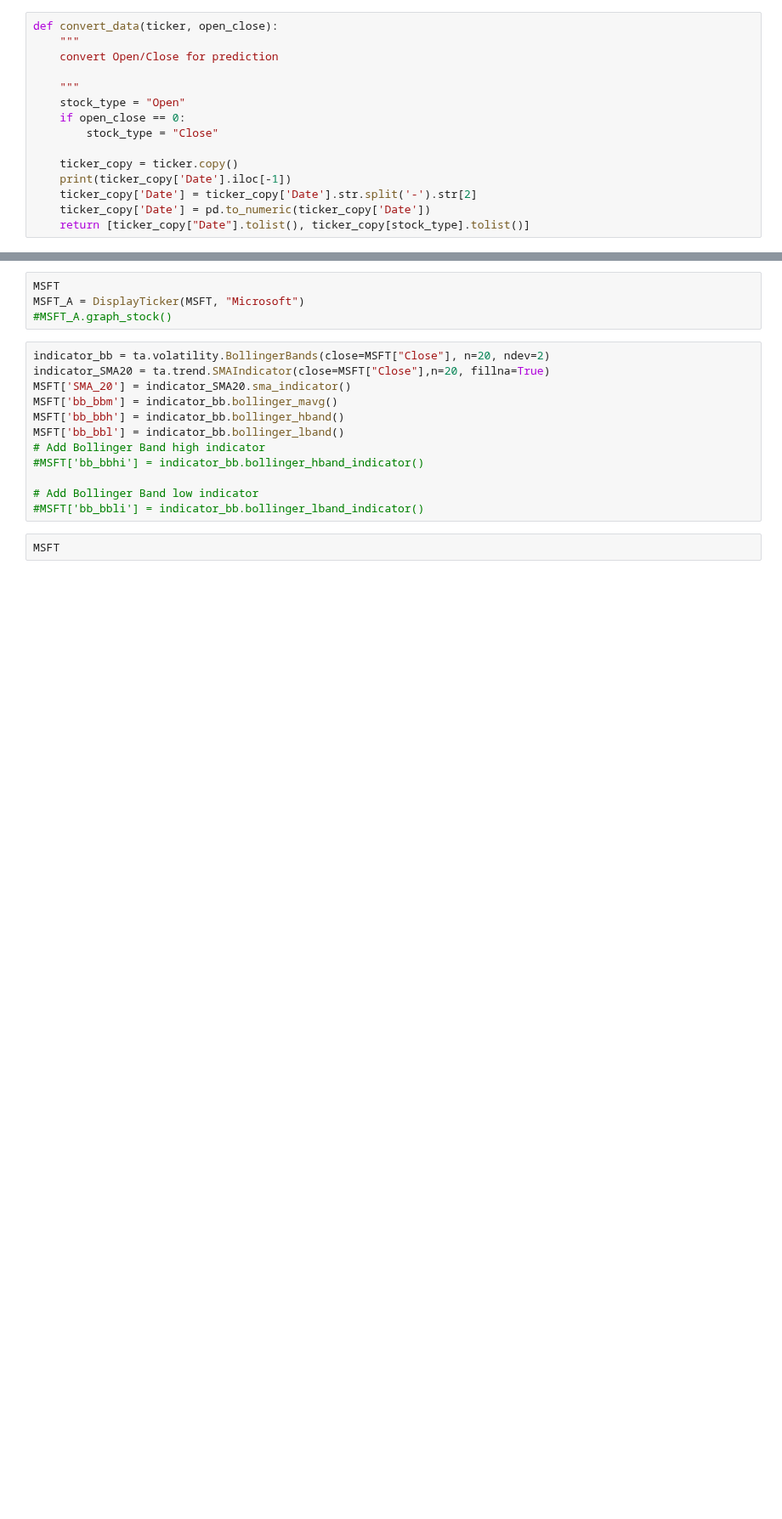
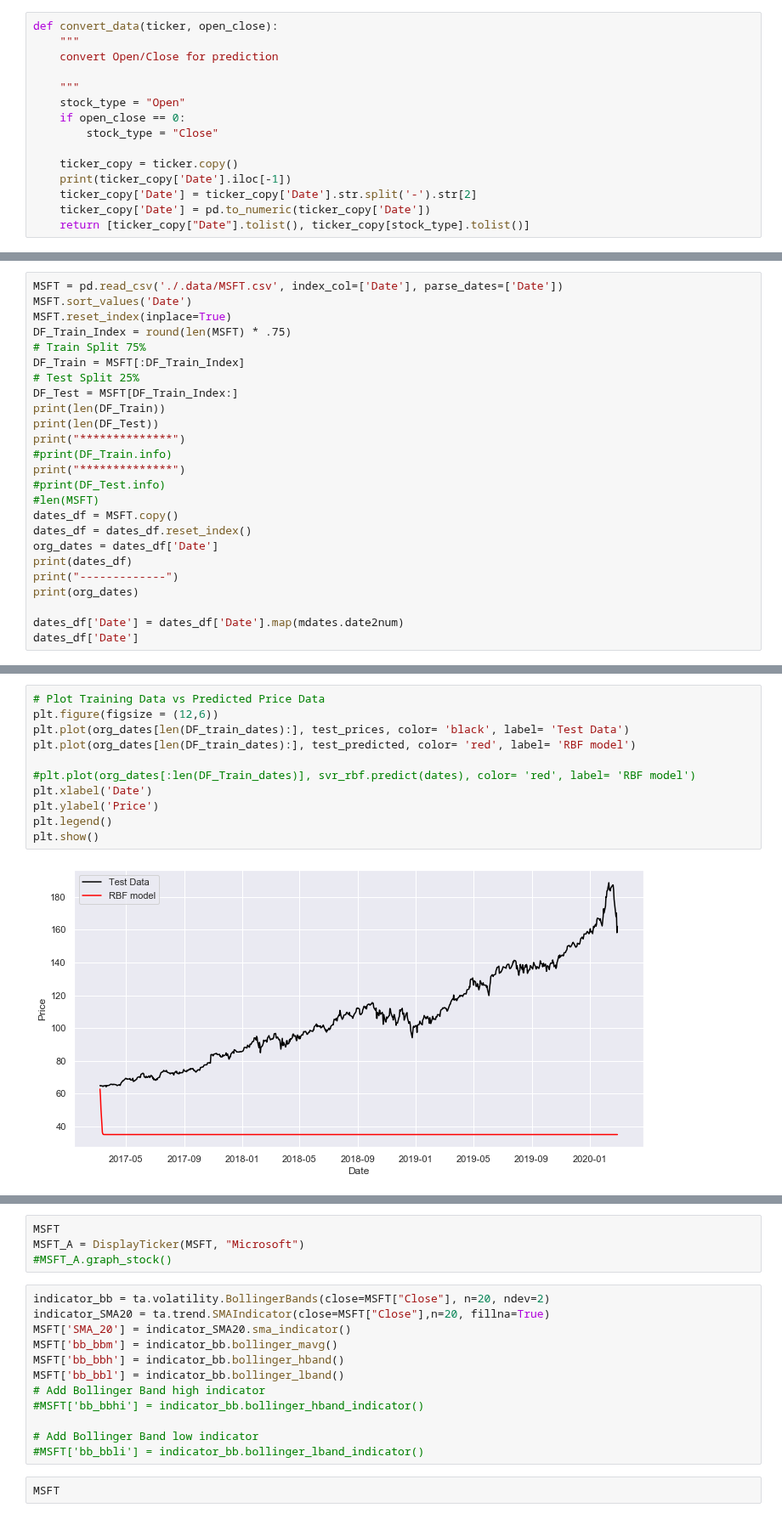
Before and after one commit to tedsmoore/njit-ml-project-spring-2020, a Jupyter notebook: notebooks/scratch-regression-models.ipynb, the cells around one changed output, grey strips where cells are left out. Shown at 85% size. Drawn from its saved outputs; the diff is of its cells as text; blank space fills up the shorter version.

```diff
--- a/notebooks/scratch-regression-models.ipynb
+++ b/notebooks/scratch-regression-models.ipynb
@@ -60,0 +37,25 @@ predict_next_day_price(MSFT['DayOfYear'], MSFT['Close'])
+# %%
+MSFT = pd.read_csv('./.data/MSFT.csv', index_col=['Date'], parse_dates=['Date'])
+MSFT.sort_values('Date')
+MSFT.reset_index(inplace=True)
+DF_Train_Index = round(len(MSFT) * .75)
+# Train Split 75%
+DF_Train = MSFT[:DF_Train_Index]
+# Test Split 25%
+DF_Test = MSFT[DF_Train_Index:]
+print(len(DF_Train))
+print(len(DF_Test))
+print("**************")
+#print(DF_Train.info)
+print("**************")
+#print(DF_Test.info)
+#len(MSFT)
+dates_df = MSFT.copy()
+dates_df = dates_df.reset_index()
+org_dates = dates_df['Date']
+print(dates_df)
+print("-------------")
+print(org_dates)
+
+dates_df['Date'] = dates_df['Date'].map(mdates.date2num)
+dates_df['Date']
@@ -60,0 +207,13 @@ predict_next_day_price(MSFT['DayOfYear'], MSFT['Close'])
+# %%
+# Plot Training Data vs Predicted Price Data
+plt.figure(figsize = (12,6))
+plt.plot(org_dates[len(DF_train_dates):], test_prices, color= 'black', label= 'Test Data')
+plt.plot(org_dates[len(DF_train_dates):], test_predicted, color= 'red', label= 'RBF model')
+
+#plt.plot(org_dates[:len(DF_Train_dates)], svr_rbf.predict(dates), color= 'red', label= 'RBF model')
+plt.xlabel('Date')
+plt.ylabel('Price')
+plt.legend()
+plt.show()
+# %% [output]
+[figure, added]
```
Also changed, not shown: parts of 8 cells of this notebook.
